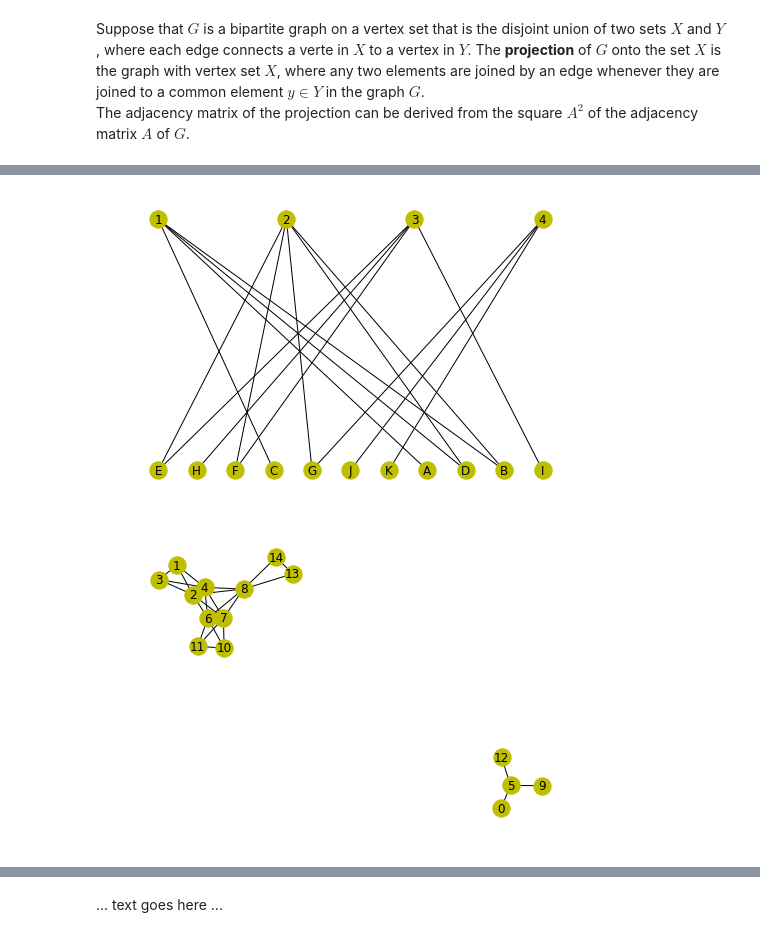
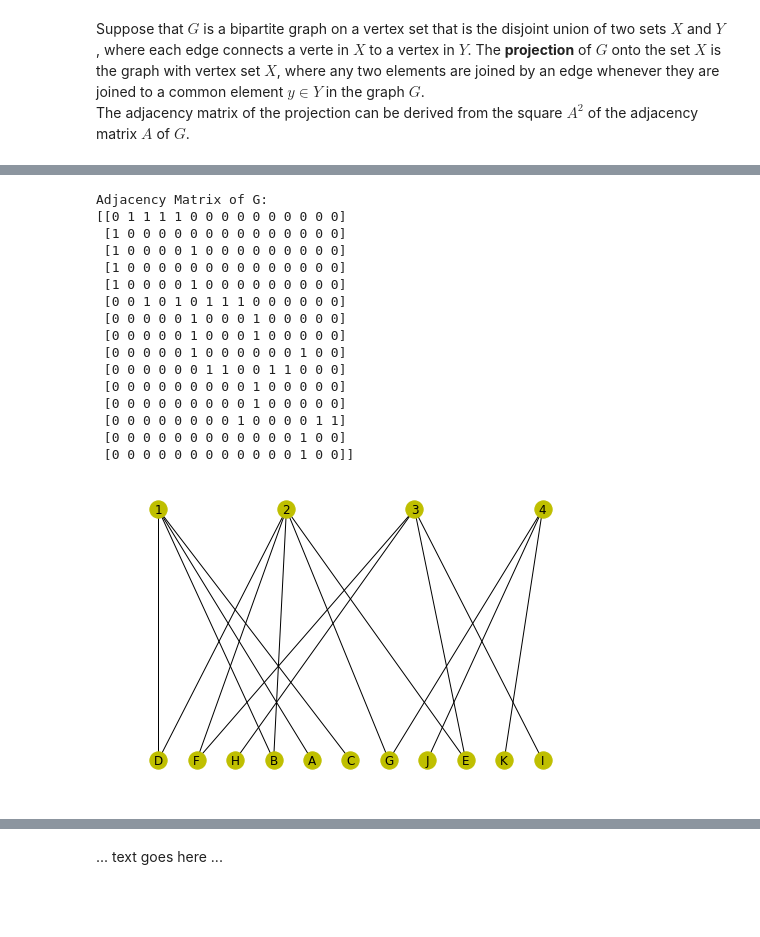
Before and after one commit to faddleb/cs4423, a Jupyter notebook: assignment1.ipynb, the cells around one changed output, grey strips where cells are left out. Saved outputs shown, nothing was run; the diff lists cells and outputs as text; code cells hidden in the pictures; blank space fills up the shorter version.

```diff
--- a/assignment1.ipynb
+++ b/assignment1.ipynb
@@ -118,24 +133,35 @@ and four foci labelled $1$, $2$, $3$ and $4$,
 3. Compute the adjacency matrix $B$ of the projection
    and compare it to $A^2$.  What do you observe?
 # %%
-# Define edge set
+# Part 1: Compute adj matrix of G
+
+# First Construct G
 edges = [(1,'A'), (1,'B'), (1,'C'), (1,'D'), (2,'B'), (2,'D'), (2,'E'), (2,'F'), (2,'G'), (3,'E'), (3,'F'), (3,'H'), (3,'I'), (4,'G'), (4,'J'), (4,'K')]
-# Graph options
-opts = { "with_labels": True, "node_color": 'y' }
 G = nx.Graph(edges)
-top = nx.bipartite.sets(G)[0]
-pos = nx.bipartite_layout(G, top, align='horizontal')
+top = nx.bipartite.sets(G)[0] # We want to position the nodes on the graph to portray a bipartite structure
+pos = nx.bipartite_layout(G, top, align='horizontal') # Use pos attribute to position each node relatively to eachother
+
 # Draw Graph
-nx.draw(G,pos, **opts)
+nx.draw(G, pos, **opts)
+
+# Now compute adj matrix
+A = nx.adjacency_matrix(G)
+print('Adjacency Matrix of G: \n' + str(A.todense()))
 # %% [output]
+Adjacency Matrix of G:
+[[0 1 1 1 1 0 0 0 0 0 0 0 0 0 0]
+ [1 0 0 0 0 0 0 0 0 0 0 0 0 0 0]
+ [1 0 0 0 0 1 0 0 0 0 0 0 0 0 0]
+ [1 0 0 0 0 0 0 0 0 0 0 0 0 0 0]
+ [1 0 0 0 0 1 0 0 0 0 0 0 0 0 0]
+ [0 0 1 0 1 0 1 1 1 0 0 0 0 0 0]
+ [0 0 0 0 0 1 0 0 0 1 0 0 0 0 0]
+ [0 0 0 0 0 1 0 0 0 1 0 0 0 0 0]
+ [0 0 0 0 0 1 0 0 0 0 0 0 1 0 0]
+ [0 0 0 0 0 0 1 1 0 0 1 1 0 0 0]
+ [0 0 0 0 0 0 0 0 0 1 0 0 0 0 0]
+ [0 0 0 0 0 0 0 0 0 1 0 0 0 0 0]
+ [0 0 0 0 0 0 0 0 1 0 0 0 0 1 1]
+ [0 0 0 0 0 0 0 0 0 0 0 0 1 0 0]
+ [0 0 0 0 0 0 0 0 0 0 0 0 1 0 0]]
-[figure, old version]
+[figure, new version]
-# %%
-# Part 1
-A = nx.adjacency_matrix(G)
-
-# Part 2
-B = A**2
-G = nx.from_numpy_matrix(B.todense())
-nx.draw(G, **opts)
-# %% [output]
-[figure, removed]
```
Also changed, not shown: parts of 20 cells of this notebook, 2 other files.
